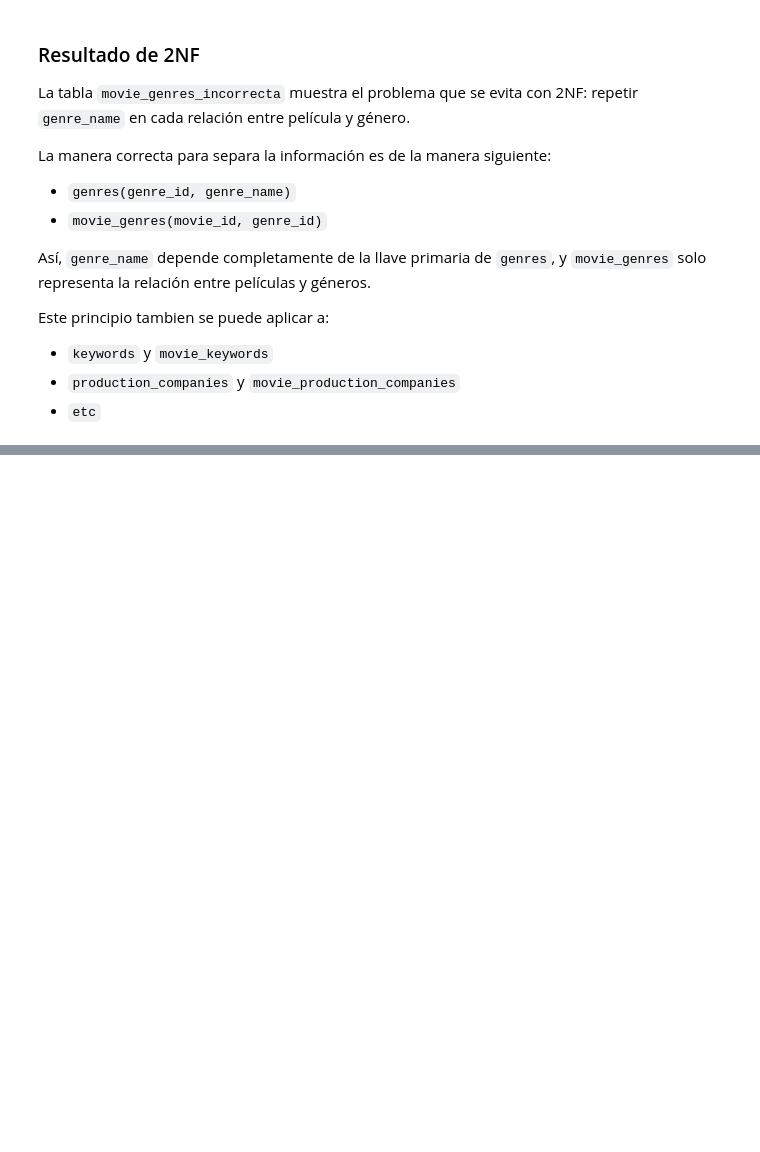
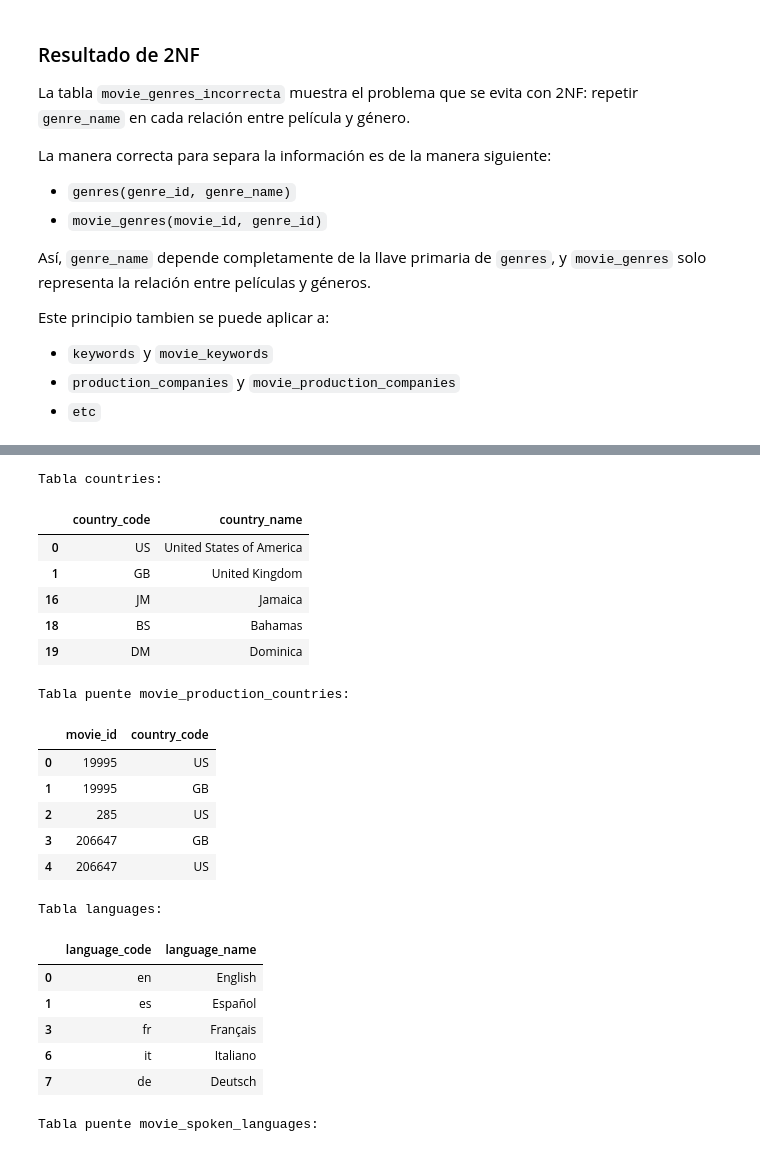
Before and after one commit to Morales222/Asignacion-3-Base-de-Datos, a Jupyter notebook: notebook-asignacion-3.ipynb, the cells around one changed output, grey strips where cells are left out. Saved outputs shown, nothing was run; the diff lists cells and outputs as text; code cells hidden in the pictures; blank space fills up the shorter version.

```diff
--- a/notebook-asignacion-3.ipynb
+++ b/notebook-asignacion-3.ipynb
@@ -346,0 +370,76 @@ Este principio tambien se puede aplicar a:
+# %%
+# Aplicación de 3NF a production_countries y spoken_languages
+
+countries_rows = []
+movie_countries_rows = []
+
+languages_rows = []
+movie_languages_rows = []
+
+for _, row in movies.iterrows():
+    movie_id = row["id"]
+
+    # Países de producción
+    for country in parse_json_list(row["production_countries"]):
+        countries_rows.append({
+            "country_code": country["iso_3166_1"],
+            "country_name": country["name"]
+        })
+
+        movie_countries_rows.append({
+            "movie_id": movie_id,
+            "country_code": country["iso_3166_1"]
+        })
+
+    # Lenguajes hablados
+    for language in parse_json_list(row["spoken_languages"]):
+        languages_rows.append({
+            "language_code": language["iso_639_1"],
+            "language_name": language["name"]
+        })
+
+        movie_languages_rows.append({
+            "movie_id": movie_id,
+            "language_code": language["iso_639_1"]
+        })
+
+countries = pd.DataFrame(countries_rows).drop_duplicates()
+movie_production_countries = pd.DataFrame(movie_countries_rows).drop_duplicates()
+
+languages = pd.DataFrame(languages_rows).drop_duplicates()
+movie_spoken_languages = pd.DataFrame(movie_languages_rows).drop_duplicates()
+
+print("Tabla countries:")
+display(countries.head())
+
+print("Tabla puente movie_production_countries:")
+display(movie_production_countries.head())
+
+print("Tabla languages:")
+display(languages.head())
+
+print("Tabla puente movie_spoken_languages:")
+display(movie_spoken_languages.head())
+# %% [output]
+Tabla countries:
+|  | country_code | country_name |
+| 0 | US | United States of America |
+| 1 | GB | United Kingdom |
+| 16 | JM | Jamaica |
+| 18 | BS | Bahamas |
+| 19 | DM | Dominica |
+Tabla puente movie_production_countries:
+|  | movie_id | country_code |
+| 0 | 19995 | US |
+| 1 | 19995 | GB |
+| 2 | 285 | US |
+| 3 | 206647 | GB |
+| 4 | 206647 | US |
+Tabla languages:
+|  | language_code | language_name |
+| 0 | en | English |
+| 1 | es | Español |
+| 3 | fr | Français |
+| 6 | it | Italiano |
+| 7 | de | Deutsch |
+Tabla puente movie_spoken_languages:
```
Also changed, not shown: parts of 3 cells of this notebook.
